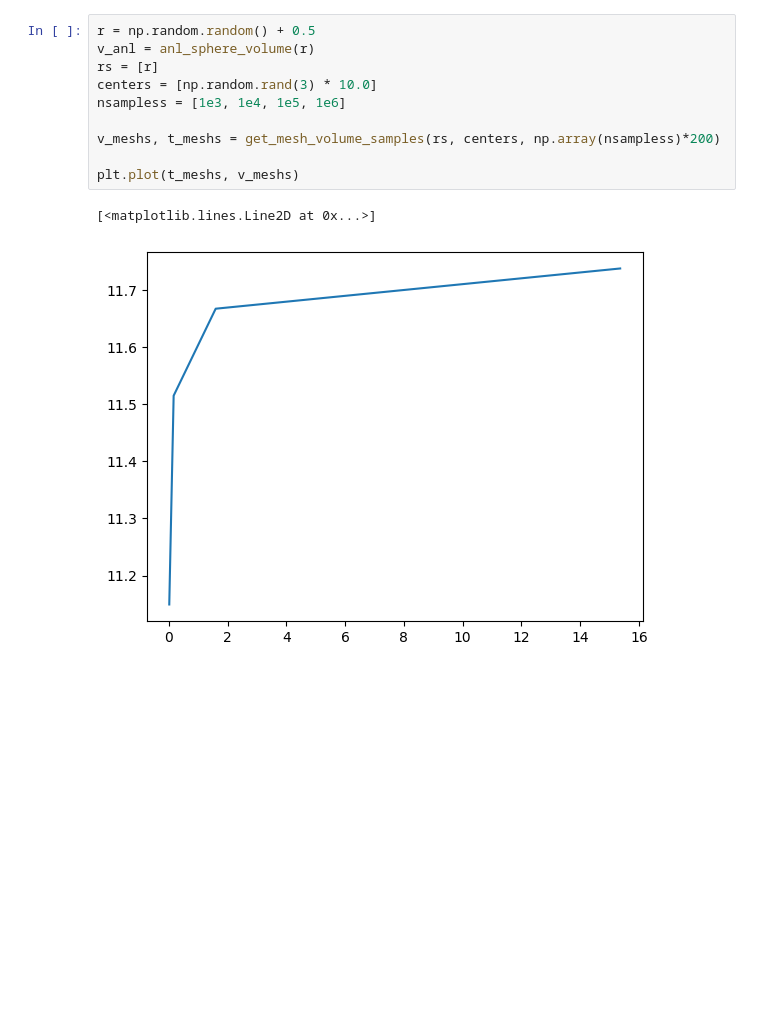
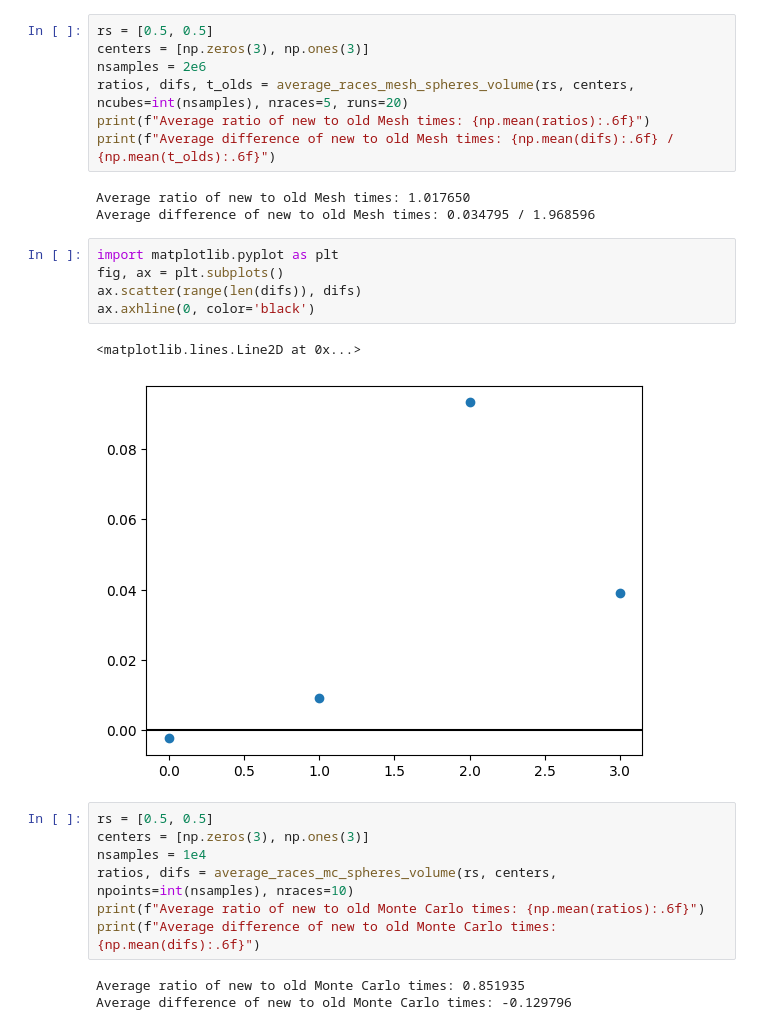
Before and after one commit to benrich37/JDFTxFreeNrg, a Jupyter notebook: testing/debug.ipynb, the cells around one changed output. Saved outputs shown, nothing was run; the diff lists cells and outputs as text; blank space fills up the shorter version.

```diff
--- a/testing/debug.ipynb
+++ b/testing/debug.ipynb
@@ -105,14 +271,29 @@ def test_double_sphere_volume():
+# %%
+rs = [0.5, 0.5]
+centers = [np.zeros(3), np.ones(3)]
+nsamples = 2e6
+ratios, difs, t_olds = average_races_mesh_spheres_volume(rs, centers, ncubes=int(nsamples), nraces=5, runs=20)
+print(f"Average ratio of new to old Mesh times: {np.mean(ratios):.6f}")
+print(f"Average difference of new to old Mesh times: {np.mean(difs):.6f} / {np.mean(t_olds):.6f}")
+# %% [output]
+Average ratio of new to old Mesh times: 1.017650
+Average difference of new to old Mesh times: 0.034795 / 1.968596
+# %%
+import matplotlib.pyplot as plt
+fig, ax = plt.subplots()
+ax.scatter(range(len(difs)), difs)
+ax.axhline(0, color='black')
+# %% [output]
+<matplotlib.lines.Line2D at 0x...>
+[figure, added]
 # %%
-r = np.random.random() + 0.5
-v_anl = anl_sphere_volume(r)
-rs = [r]
-centers = [np.random.rand(3) * 10.0]
-nsampless = [1e3, 1e4, 1e5, 1e6]
-
-v_meshs, t_meshs = get_mesh_volume_samples(rs, centers, np.array(nsampless)*200)
-
-plt.plot(t_meshs, v_meshs)
+rs = [0.5, 0.5]
+centers = [np.zeros(3), np.ones(3)]
+nsamples = 1e4
+ratios, difs = average_races_mc_spheres_volume(rs, centers, npoints=int(nsamples), nraces=10)
+print(f"Average ratio of new to old Monte Carlo times: {np.mean(ratios):.6f}")
+print(f"Average difference of new to old Monte Carlo times: {np.mean(difs):.6f}")
 # %% [output]
-[<matplotlib.lines.Line2D at 0x...>]
+Average ratio of new to old Monte Carlo times: 0.851935
+Average difference of new to old Monte Carlo times: -0.129796
-[figure, removed]
 # %%
```
Also changed, not shown: parts of 4 cells of this notebook, 3 other files.
